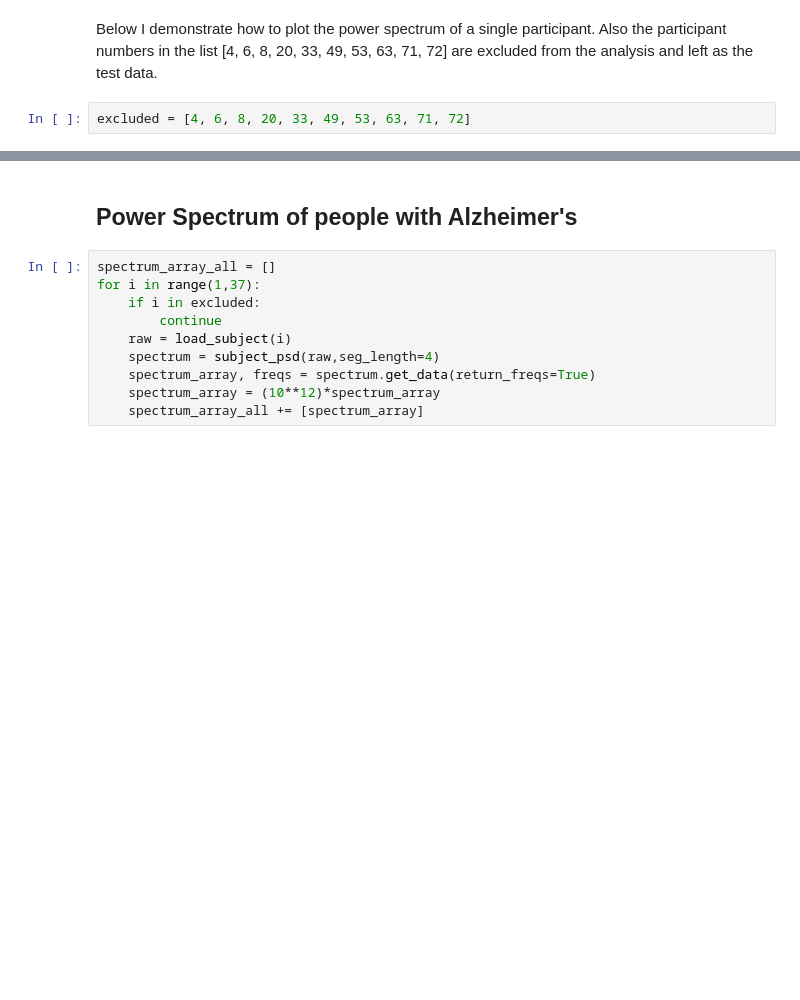
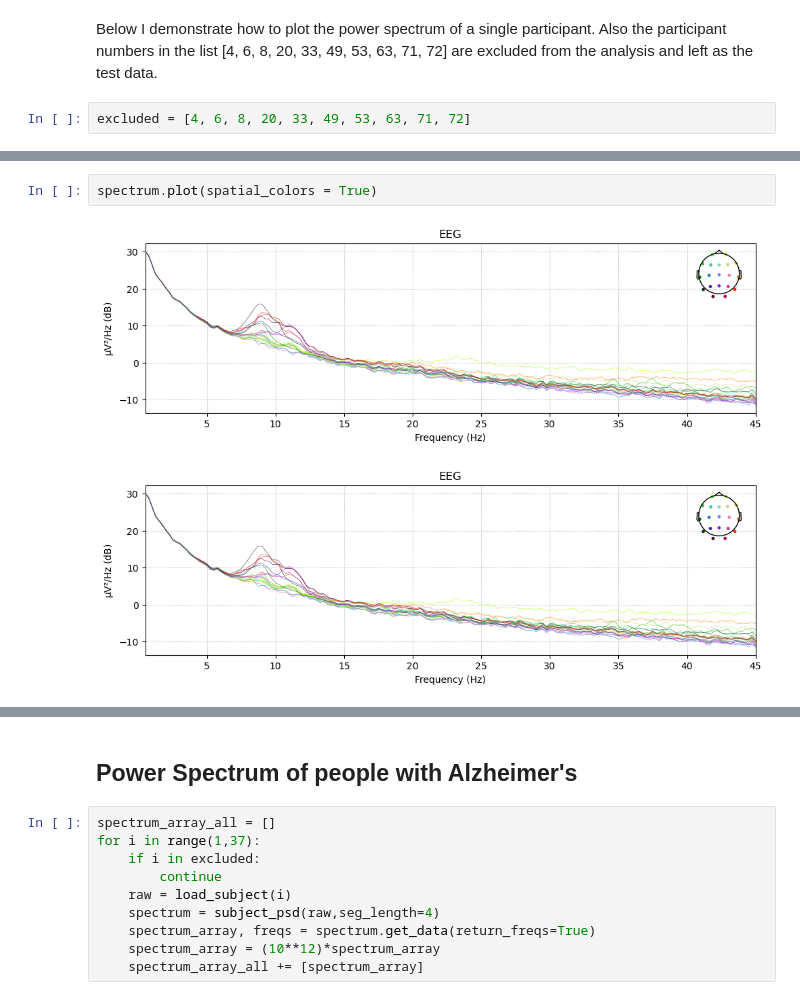
Before and after one commit to HimanshuKhanchandani/Dementia-Detection-Tool, a Jupyter notebook: models/DataVisualization.ipynb, the cells around one changed output, grey strips where cells are left out. Cells and saved outputs as stored; diff of their text form; blank space fills up the shorter version.

```diff
--- a/models/DataVisualization.ipynb
+++ b/models/DataVisualization.ipynb
@@ -29,0 +34,5 @@ plt.show()
+# %%
+spectrum.plot(spatial_colors = True)
+# %% [output]
+[figure, added]
+[figure, added]
```
Also changed, not shown: parts of 13 cells of this notebook, 8 other files.
